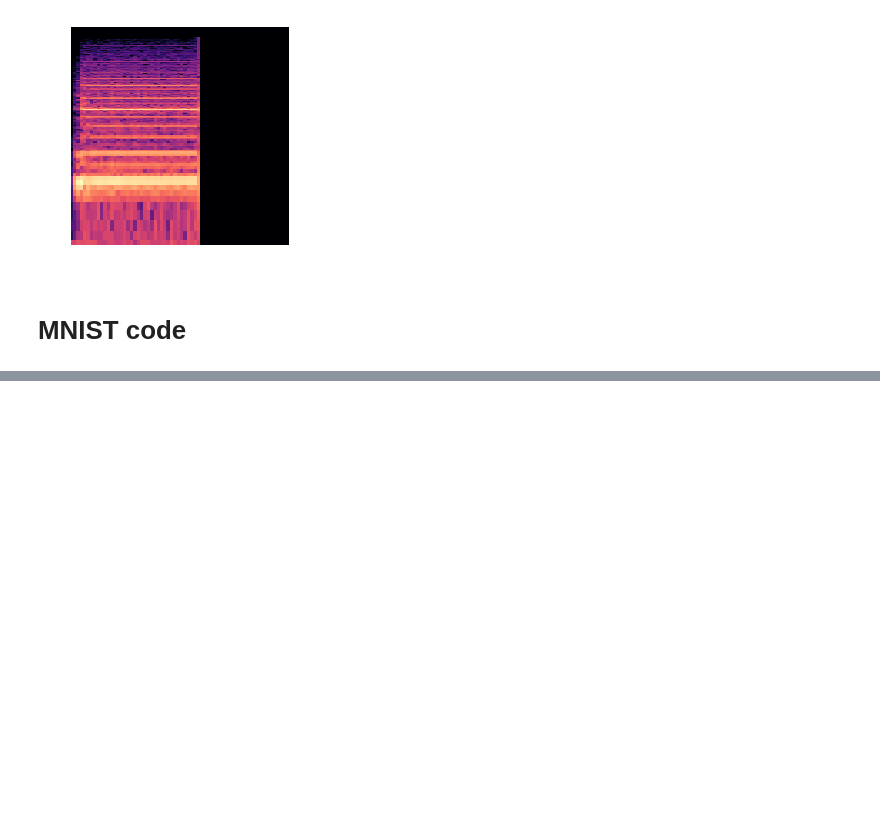
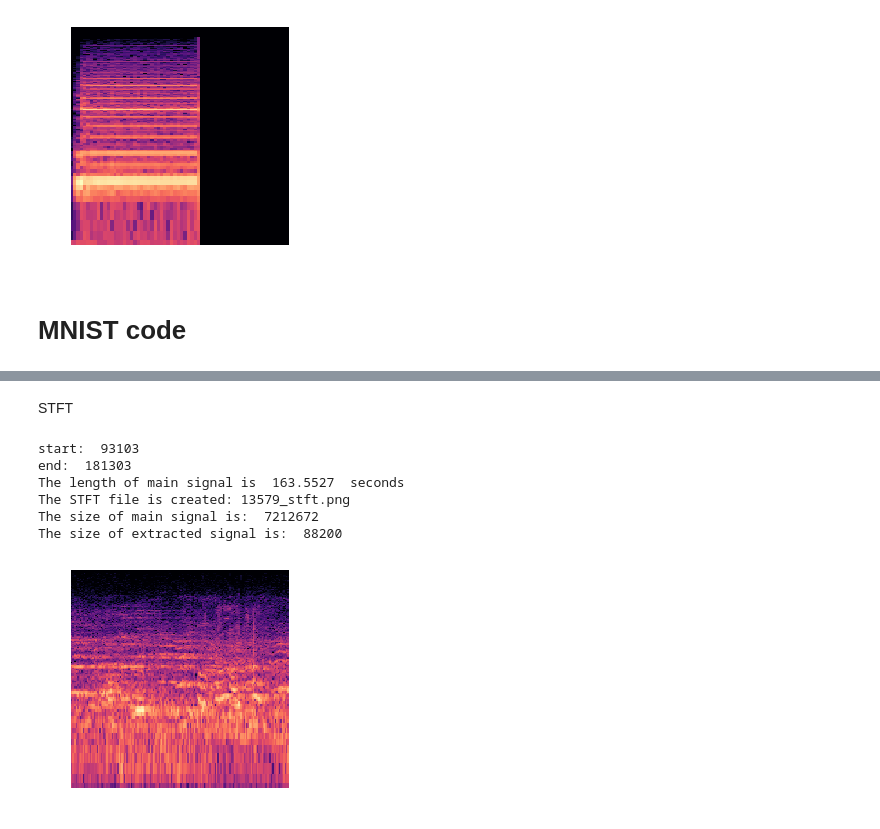
Before and after one commit to SMAHAM/Scene-Recognization, a Jupyter notebook: scene_reorganization.ipynb, the cells around one changed output, grey strips where cells are left out. Saved outputs shown, nothing was run; the diff lists cells and outputs as text; code cells hidden in the pictures; blank space fills up the shorter version.

```diff
--- a/scene_reorganization.ipynb
+++ b/scene_reorganization.ipynb
@@ -447,0 +444,12 @@ Epoch 5/5
+# %% [markdown]
+STFT
+# %%
+make_stft('13579','.mp3', fig_size = 5, start=2.1112, end=4.1112, path='/content/')
+# %% [output]
+start:  93103
+end:  181303
+The length of main signal is  163.5527  seconds
+The STFT file is created: 13579_stft.png
+The size of main signal is:  7212672
+The size of extracted signal is:  88200
+[figure, added]
```
Also changed, not shown: parts of 6 cells of this notebook.
